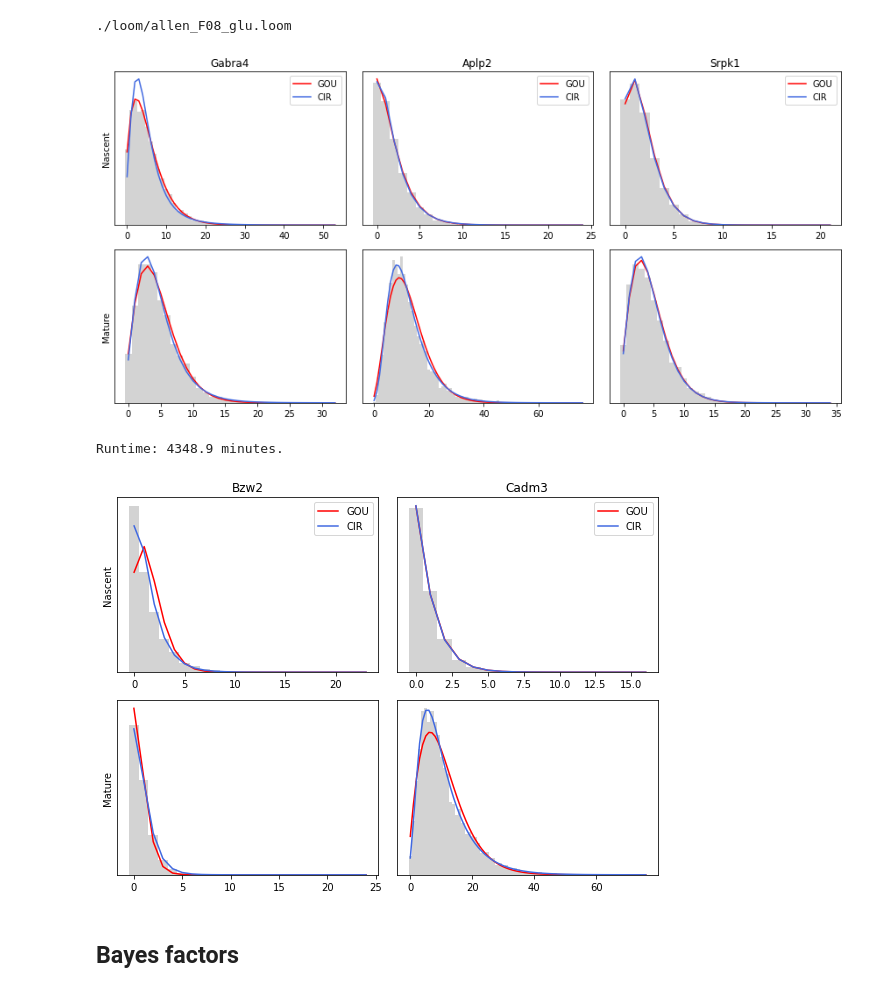
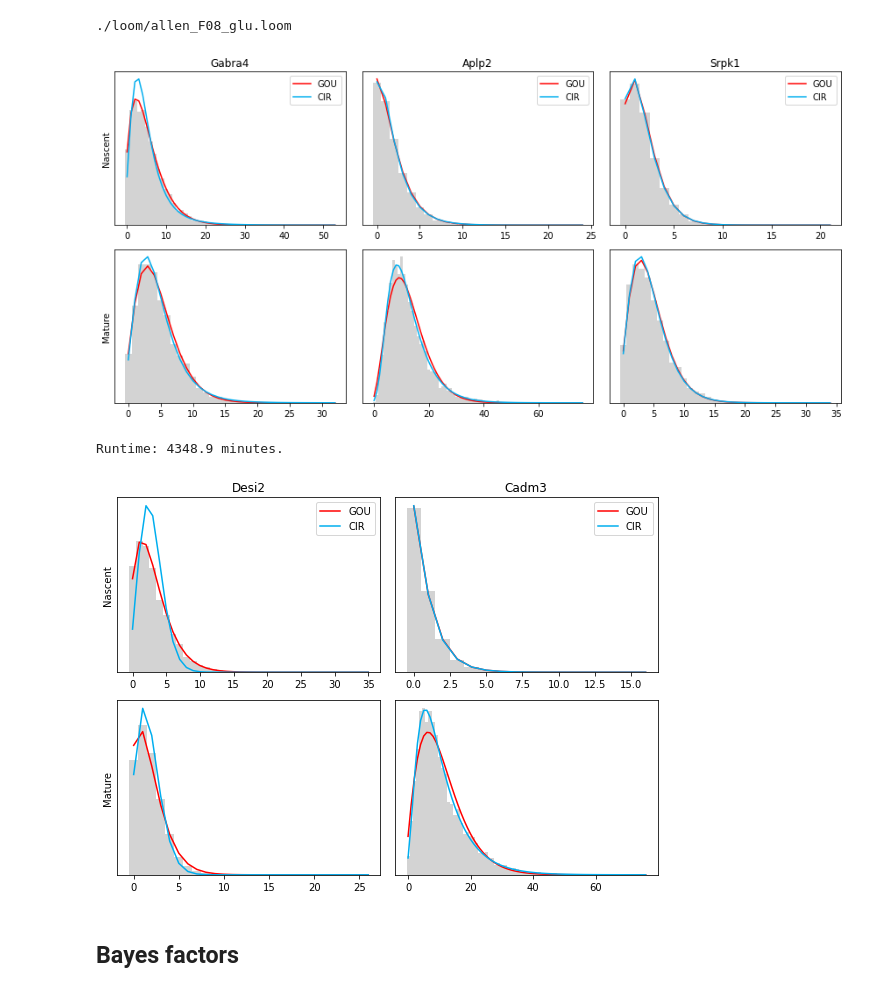
Before and after one commit to pachterlab/GVFP_2021, a Jupyter notebook: gg220806_monod_standalone.ipynb, the cells around one changed output. Drawn from its saved outputs; the diff is of its cells as text; code cells hidden in the pictures.

```diff
--- a/gg220806_monod_standalone.ipynb
+++ b/gg220806_monod_standalone.ipynb
@@ -64,6 +64,10 @@ Define models to analyze.
 # %%
 models = ('Bursty','CIR','Extrinsic')
 n_models = len(models)
+colors = ('red',(0., 174/255, 239/255),'slateblue')
+gou_color=colors[0]
+cir_color=colors[1]
+ext_color=colors[2]
 # %% [markdown]
 This is the local installation of *Monod*, and should not be used on other machines.
 # %%
@@ -980,8 +919,8 @@ genes_to_plot = ['Gabra4','Aplp2','Srpk1']
 ####
 n_genes_to_plot= len(genes_to_plot)
 
-gou_color='r'
-cir_color='royalblue'
+# gou_color='r'
+# cir_color='royalblue'
 
 fig1,ax1=plt.subplots(2,n_genes_to_plot,figsize=(4*n_genes_to_plot,6))
 
@@ -1025,20 +964,20 @@ for k,gene_ind in enumerate(gene_locations):
         ax1[1,k].set_ylabel('Mature')
 fig1.tight_layout()
 # %% [output]
-[figure, old version]
+[figure, new version]
 # %%
 t2=time.time()
 print('Runtime: {:.1f} minutes.'.format((t2-t1)/60))
 # %% [output]
 Runtime: 4348.9 minutes.
 # %%
-genes_to_plot = ['Bzw2','Cadm3']
+genes_to_plot = ['Desi2','Cadm3']
 
 ####
 n_genes_to_plot= len(genes_to_plot)
 
-gou_color='r'
-cir_color='royalblue'
+# gou_color='r'
+# cir_color='royalblue'
 
 fig1,ax1=plt.subplots(2,n_genes_to_plot,figsize=(4*n_genes_to_plot,6))
 
@@ -1057,33 +996,33 @@ for k,gene_ind in enumerate(gene_locations):
 
 #     pars_sde_gou=convert_pars(np.log10(np.clip(get_MoM(U[gene_ind],S[gene_ind]),10**np.asarray([-3.0]*4),10**np.asarray([3.0]*4))))
 #     pars_sde_cir=pars_sde_gou
     pars_sde_gou = oss_res[sample_names[test_data_ind]][models[model_set]][location_in_model_set][1]
     pars_sde_cir = oss_res[sample_names[test_data_ind]][models[model_set]][location_in_model_set][2]
 
     y = get_GOU_2sp([mx[0],1],pars_sde_gou)
     ax1[0,k].plot(y,'-',color=gou_color,label='GOU')
     y = get_CIR_2sp([mx[0],1],pars_sde_cir)
     ax1[0,k].plot(y,'-',color=cir_color,label='CIR')
     ax1[0,k].legend()
 
     bins = np.arange(mx[1]-8)-0.5
     ax1[1,k].hist(S[gene_ind],bins,color='lightgray',density=True)
 
 #     ax1[0,k].set_yscale('log')
 #     ax1[1,k].set_yscale('log')
 
     y = get_GOU_2sp([1,mx[1]],pars_sde_gou).squeeze()
     ax1[1,k].plot(y,'-',color=gou_color)
     y = get_CIR_2sp([1,mx[1]],pars_sde_cir).squeeze()
     ax1[1,k].plot(y,'-',color=cir_color)
 
     ax1[0,k].set_yticks([])
     ax1[1,k].set_yticks([])
     if k==0:
         ax1[0,k].set_ylabel('Nascent')
         ax1[1,k].set_ylabel('Mature')
 fig1.tight_layout()
 # %% [output]
-[figure, old version]
+[figure, new version]
 # %% [markdown]
 ## Bayes factors
```
Also changed, not shown: parts of 17 cells of this notebook, 3 other files.
